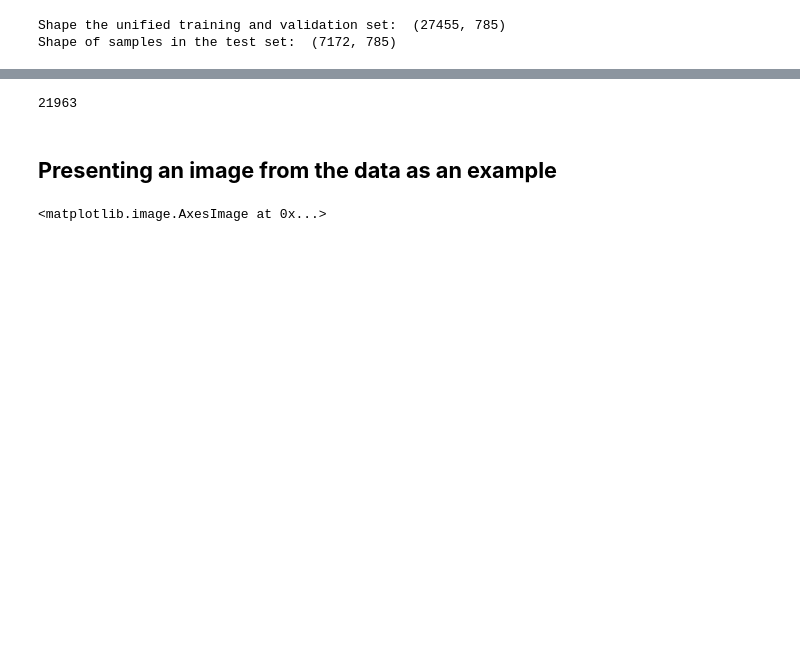
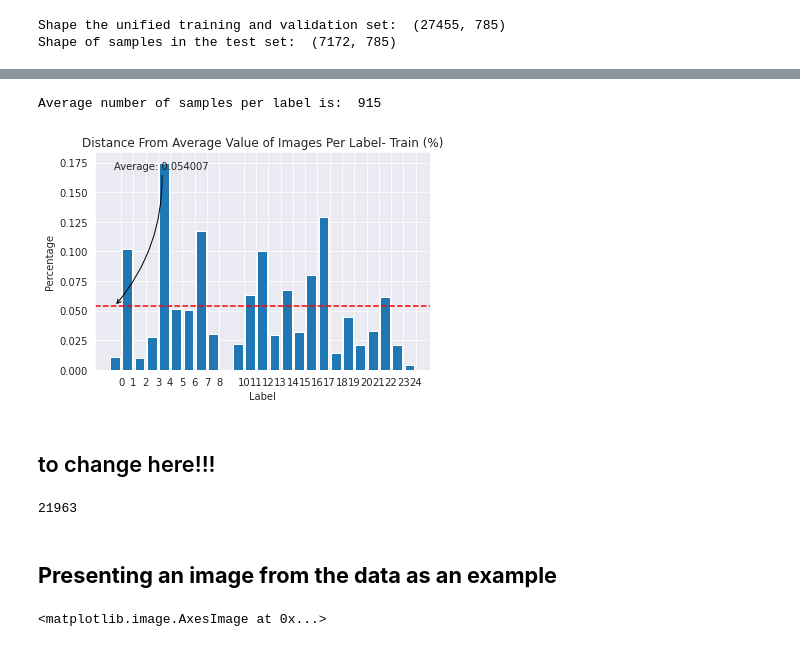
Before and after one commit to RonBartov/american-sign-language-image-classification, a Jupyter notebook: Copy_of_Deep_Learning_Final_Project_ASL_Classification.ipynb, the cells around one changed output, grey strips where cells are left out. Cells and saved outputs as stored; diff of their text form; code cells hidden in the pictures; blank space fills up the shorter version.

```diff
--- a/Copy_of_Deep_Learning_Final_Project_ASL_Classification.ipynb
+++ b/Copy_of_Deep_Learning_Final_Project_ASL_Classification.ipynb
@@ -243,3 +290,15 @@ bar_graph_plot(label_diffrence_from_avg, x_label='Label',y_label='Percentage',Ti
+# %%
+# calculate the distance from the average number of images per label (in terms of percentage)
+label_avg_count1 = count_label1.sum()//24
+print("Average number of samples per label is: ", label_avg_count1)
+label_diffrence_from_avg1 = abs(count_label1 - label_avg_count1)/label_avg_count1
+label_diffrence_from_avg1
+bar_graph_plot(label_diffrence_from_avg1, x_label='Label',y_label='Percentage',Title='Distance From Average Value of Images Per Label- Train (%)')
+# %% [output]
+Average number of samples per label is:  915
+[figure, added]
+# %% [markdown]
+## to change here!!!
 # %%
 lenn = len(df_train)
 train_size = int(0.8 * len(df_train))
```
Also changed, not shown: parts of 15 cells of this notebook.
